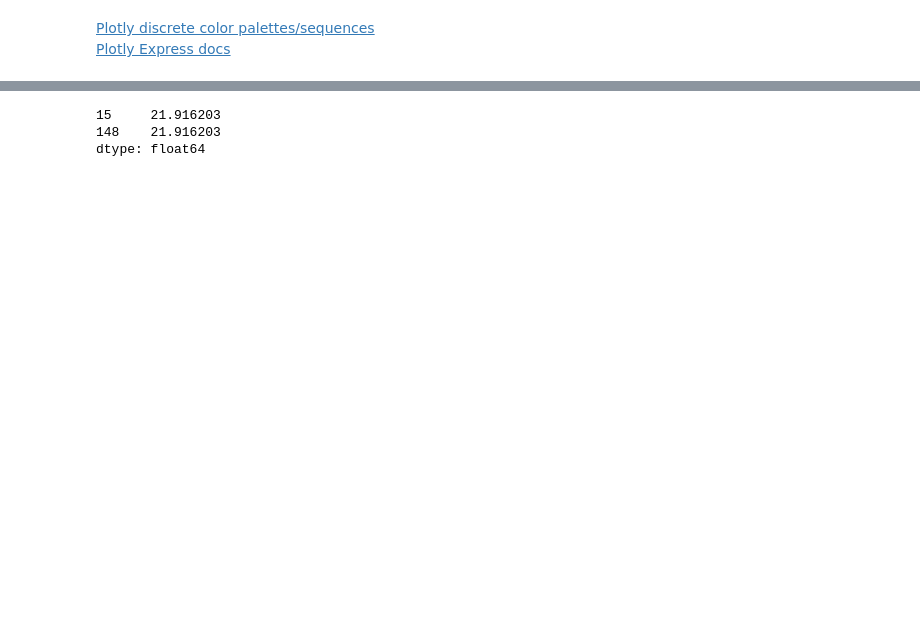
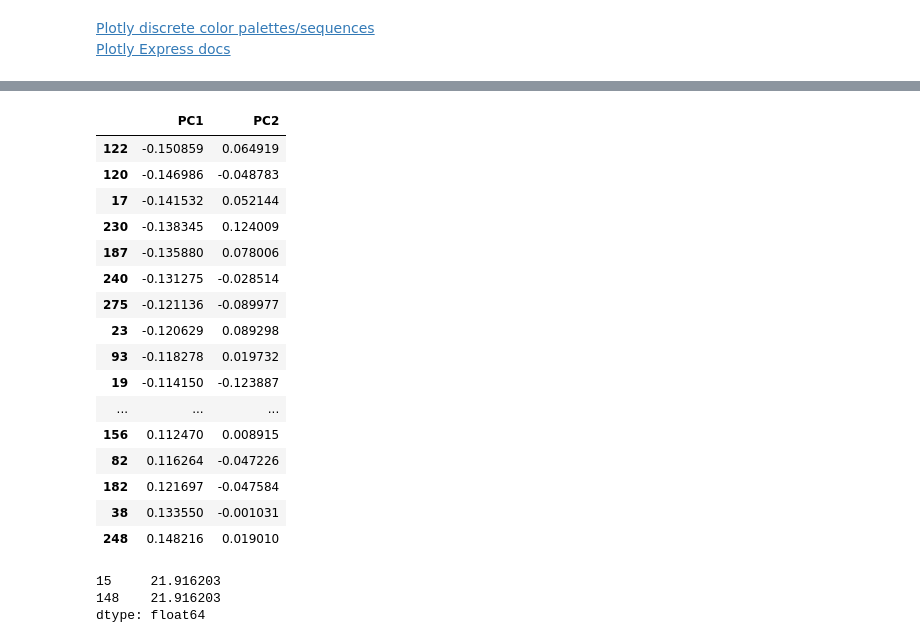
Before and after one commit to pday2/ObamaNLP, a Jupyter notebook: encodingPCA2.ipynb, the cells around one changed output, grey strips where cells are left out. Cells and saved outputs as stored; diff of their text form; code cells hidden in the pictures; blank space fills up the shorter version.

```diff
--- a/encodingPCA2.ipynb
+++ b/encodingPCA2.ipynb
@@ -55,3 +54,28 @@ fig.show()
+# %%
+def highlight_max(x):
+    return ['font-weight: bold' if abs(v) > 0.15 else ''
+                for v in x]
+loadings = pd.DataFrame(pca.components_.T, columns=['PC1', 'PC2'], index=pca_data.columns)
+loadings.sort_values(by=['PC1'], inplace=True)
+loadings.style.apply(highlight_max)
+# %% [output]
+|  | PC1 | PC2 |
+| 122 | -0.150859 | 0.064919 |
+| 120 | -0.146986 | -0.048783 |
+| 17 | -0.141532 | 0.052144 |
+| 230 | -0.138345 | 0.124009 |
+| 187 | -0.135880 | 0.078006 |
+| 240 | -0.131275 | -0.028514 |
+| 275 | -0.121136 | -0.089977 |
+| 23 | -0.120629 | 0.089298 |
+| 93 | -0.118278 | 0.019732 |
+| 19 | -0.114150 | -0.123887 |
+| ... | ... | ... |
+| 156 | 0.112470 | 0.008915 |
+| 82 | 0.116264 | -0.047226 |
+| 182 | 0.121697 | -0.047584 |
+| 38 | 0.133550 | -0.001031 |
+| 248 | 0.148216 | 0.019010 |
 # %%
 dists = pd.DataFrame(euclidean_distances(pcafit, pcafit))
 # %%
```
Also changed, not shown: parts of 6 cells of this notebook, 6 other files.
